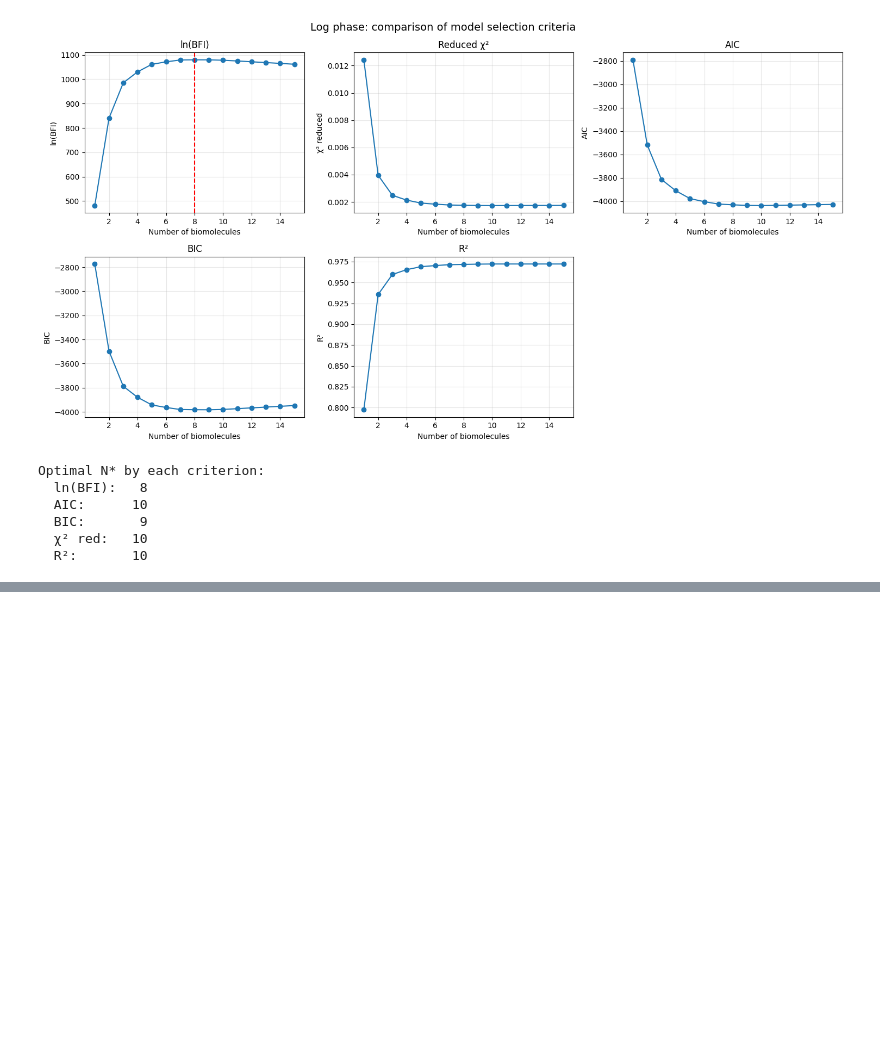
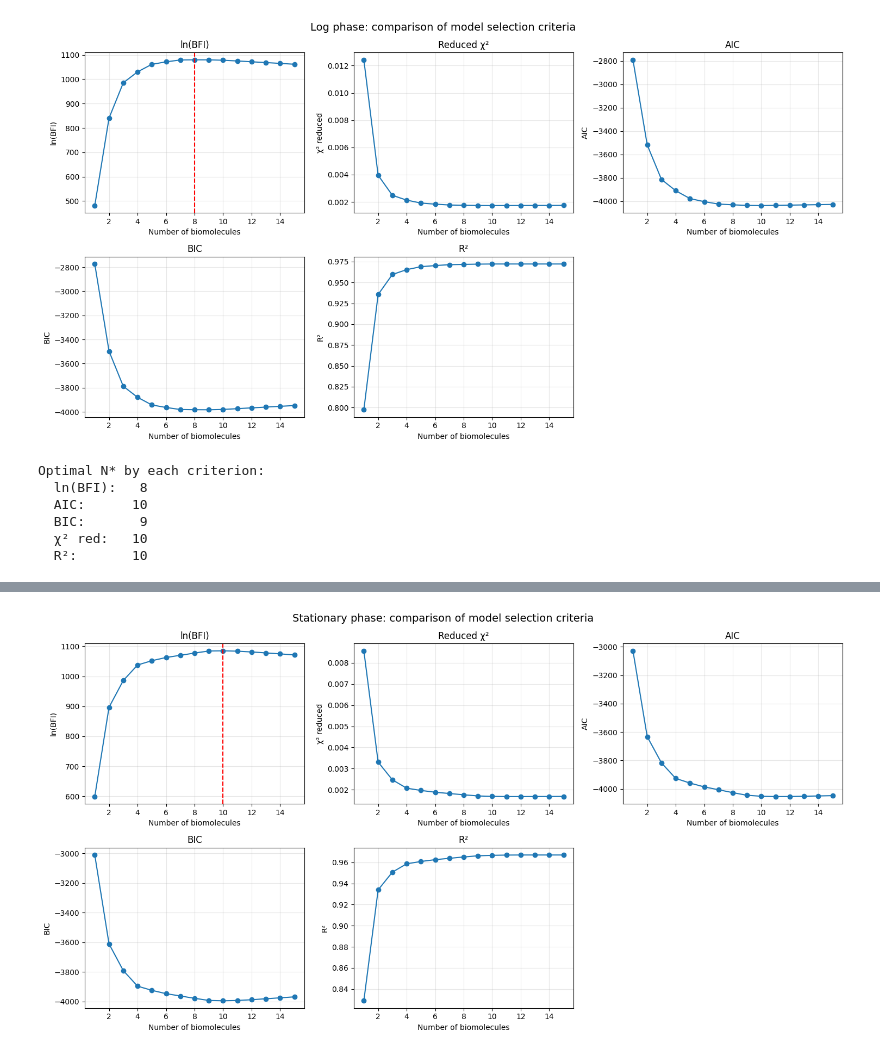
Before and after one commit to HaroonParvez/Using-Bayesian-Model-Selection-to-Analyse-Raman-Spectroscopic-Data, a Jupyter notebook: HaroonParvezFinalProject.ipynb, the cells around one changed output, grey strips where cells are left out. Saved outputs shown, nothing was run; the diff lists cells and outputs as text; code cells hidden in the pictures; blank space fills up the shorter version.

```diff
--- a/HaroonParvezFinalProject.ipynb
+++ b/HaroonParvezFinalProject.ipynb
@@ -14,41 +14,39 @@ ref_df = pd.read_excel("Copy_of_Ecol_Raman.xlsx", sheet_name="tbl_15components")
 # %%
 # Extracting wavenumber axis and biomolecule names from reference spectra (tbl_15components)
 wn = ref_df["wavenumber"].values
-ref_names = [col for col in ref_df.columns if col != "wavenumber"]
+ref_names = [name for name in ref_df.columns if name != "wavenumber"]
 
-# Plotting all 15 reference spectra together for visual comparison
 # Waterfall plot: each reference spectrum offset vertically for clarity
 offset = 1.2  # vertical spacing between spectra
 
 plt.figure(figsize=(12, 14))
-for i, name in enumerate(ref_names):
-    plt.plot(wn, ref_df[name] + i * offset, linewidth=0.8, label=name)
-    plt.text(wn[-1] + 5, i * offset + 0.3, name, fontsize=8, va='center')
+for number, name in enumerate(ref_names):
+    plt.plot(wn, ref_df[name] + number * offset, linewidth=0.8, label=name)
+    plt.text(wn[-1] + 5, number * offset + 0.3, name, fontsize=8, va='center')
 
 plt.gca().invert_xaxis()
 plt.xlabel("Raman Shift (cm⁻¹)")
 plt.ylabel("Intensity (a.u.)")
 plt.title("Reference spectra library (15 biomolecules)")
-plt.yticks([])  # hide y-axis ticks since offsets are arbitrary
+plt.yticks([])
 plt.grid(True, alpha=0.3)
 plt.tight_layout()
 plt.show()
 # %% [output]
 [figure]
 # %%
-# Standardise column names
+# Column names
 log_df.columns = ["wavenumber", "intensity"]
 sta_df.columns = ["wavenumber", "intensity"]
 
-# Sort ascending wavenumber
+# Sort by ascending wavenumber
 log_df = log_df.sort_values("wavenumber").reset_index(drop=True)
 sta_df = sta_df.sort_values("wavenumber").reset_index(drop=True)
 
 # Ensure reference spectra match ascending wavenumber order
-if ref_df.iloc[0, 0] > ref_df.iloc[-1, 0]:
-    ref_df = ref_df.iloc[::-1].reset_index(drop=True)
+ref_df = ref_df.sort_values("wavenumber").reset_index(drop=True)
 
-# Reference spectra matrix (637 data points x 15 features (biomolecules))
+# Reference spectra matrix (637 data points x 15 biomolecules)
 R = ref_df[ref_names].values
 
 # Plot raw spectra
@@ -931,0 +945,64 @@ Optimal N* by each criterion:
+# %%
+# ===========================
+# MODEL SELECTION CRITERIA COMPARISON (STATIONARY PHASE)
+# ===========================
+
+# Total sum of squares (needed for R²)
+y_sta_mean = np.mean(y_sta)
+TSS_sta = np.sum((y_sta - y_sta_mean)**2)
+
+# Calculate all criteria at each step from existing history
+steps_sta = np.array([h[0] for h in history_sta])
+RSS_sta_arr = np.array([h[8] for h in history_sta])
+k_sta_arr = np.array([h[5] for h in history_sta])
+
+chi2_red_sta = RSS_sta_arr / (n - k_sta_arr)
+AIC_sta = n * np.log(RSS_sta_arr / n) + 2 * k_sta_arr
+BIC_sta = n * np.log(RSS_sta_arr / n) + k_sta_arr * np.log(n)
+R2_sta = 1 - RSS_sta_arr / TSS_sta
+lnBFI_sta = np.array([h[3] for h in history_sta])
+
+# Plot all criteria side by side
+fig, axes = plt.subplots(2, 3, figsize=(15, 8))
+
+axes[0, 0].plot(steps_sta, lnBFI_sta, 'o-')
+axes[0, 0].axvline(N_star_sta, linestyle='--', color='red')
+axes[0, 0].set_ylabel('ln(BFI)')
+axes[0, 0].set_title('ln(BFI)')
+
+axes[0, 1].plot(steps_sta, chi2_red_sta, 'o-')
+axes[0, 1].set_ylabel('χ² reduced')
+axes[0, 1].set_title('Reduced χ²')
+
+axes[0, 2].plot(steps_sta, AIC_sta, 'o-')
+axes[0, 2].set_ylabel('AIC')
+axes[0, 2].set_title('AIC')
+
+axes[1, 0].plot(steps_sta, BIC_sta, 'o-')
+axes[1, 0].set_ylabel('BIC')
+axes[1, 0].set_title('BIC')
+
+axes[1, 1].plot(steps_sta, R2_sta, 'o-')
+axes[1, 1].set_ylabel('R²')
+axes[1, 1].set_title('R²')
+
+axes[1, 2].axis('off')
+
+for ax in axes.flat:
+    if ax.axison:
+        ax.set_xlabel('Number of biomolecules')
+        ax.grid(alpha=0.3)
+
+fig.suptitle('Stationary phase: comparison of model selection criteria', fontsize=14)
+plt.tight_layout()
+plt.show()
+
+# Print optimal N* according to each criterion
+print("Optimal N* by each criterion:")
+print(f"  ln(BFI):  {steps_sta[np.argmax(lnBFI_sta)]:>2d}")
+print(f"  AIC:      {steps_sta[np.argmin(AIC_sta)]:>2d}")
+print(f"  BIC:      {steps_sta[np.argmin(BIC_sta)]:>2d}")
+print(f"  χ² red:   {steps_sta[np.argmin(chi2_red_sta)]:>2d}")
+print(f"  R²:       {steps_sta[np.argmax(R2_sta)]:>2d}")
+# %% [output]
+[figure, added]
```
Also changed, not shown: parts of 16 cells of this notebook.
